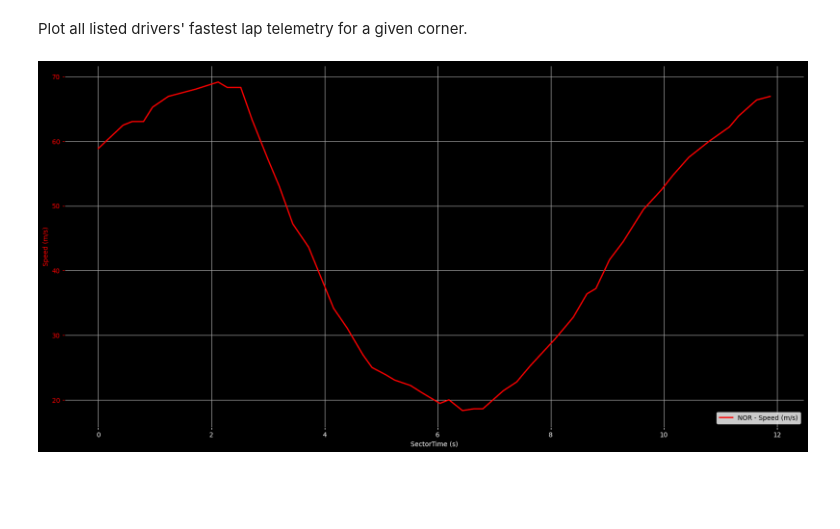
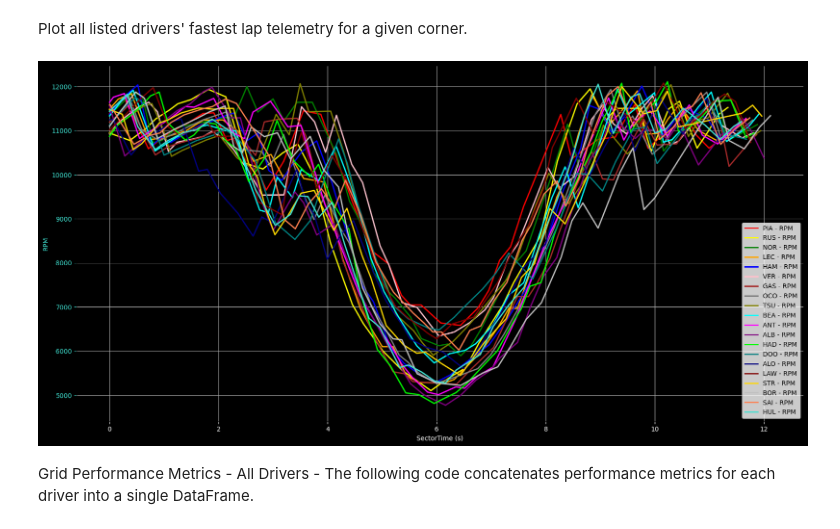
Before and after one commit to PESIII23/f1-driving-style-analytics-tool, a Jupyter notebook: notebooks/03_multi_driver_gp_analysis.ipynb, the cells around one changed output. Saved outputs shown, nothing was run; the diff lists cells and outputs as text; code cells hidden in the pictures; blank space fills up the shorter version.

Commit message:
add all driver metric and viz blocks

```diff
--- a/notebooks/03_multi_driver_gp_analysis.ipynb
+++ b/notebooks/03_multi_driver_gp_analysis.ipynb
@@ -256,12 +2331,34 @@ Plot all listed drivers' fastest lap telemetry for a given corner.
 # %%
 plots.plot_multiple_drivers_telemetry(
     dfs=[
-        norris_corner_telemetry_enriched
+        piastri_corner_telemetry_enriched,
+        russell_corner_telemetry_enriched,
+        norris_corner_telemetry_enriched,
+        leclerc_corner_telemetry_enriched,
+        hamilton_corner_telemetry_enriched,
+        verstappen_corner_telemetry_enriched,
+        gasly_corner_telemetry_enriched,
+        ocon_corner_telemetry_enriched,
+        tsunoda_corner_telemetry_enriched,
+        bearman_corner_telemetry_enriched,
+        antonelli_corner_telemetry_enriched,
+        albon_corner_telemetry_enriched,
+        hadjar_corner_telemetry_enriched,
+        doohan_corner_telemetry_enriched,
+        alonso_corner_telemetry_enriched,
+        lawson_corner_telemetry_enriched,
+        stroll_corner_telemetry_enriched,
+        bortoleto_corner_telemetry_enriched,
+        sainz_corner_telemetry_enriched,
+        hulkenberg_corner_telemetry_enriched
     ],
     drivers=[
-        norris
+        piastri, russell, norris, leclerc, hamilton, verstappen, gasly, ocon, tsunoda, bearman,
+        antonelli, albon, hadjar, doohan, alonso, lawson, stroll, bortoleto, sainz, hulkenberg
     ],
-    telemetry_cols=[speed]
+    telemetry_cols=[rpm]
 )
 # %% [output]
-[figure, old version]
+[figure, new version]
+# %% [markdown]
+Grid Performance Metrics - All Drivers - The following code concatenates performance metrics for each driver into a single DataFrame.
```
Also changed, not shown: parts of 83 cells of this notebook, 3 other files.
